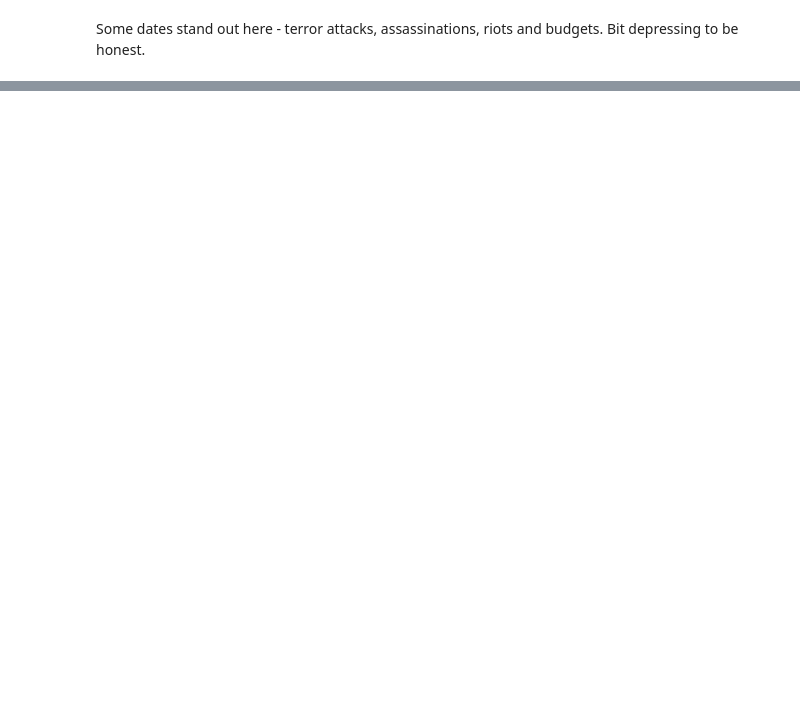
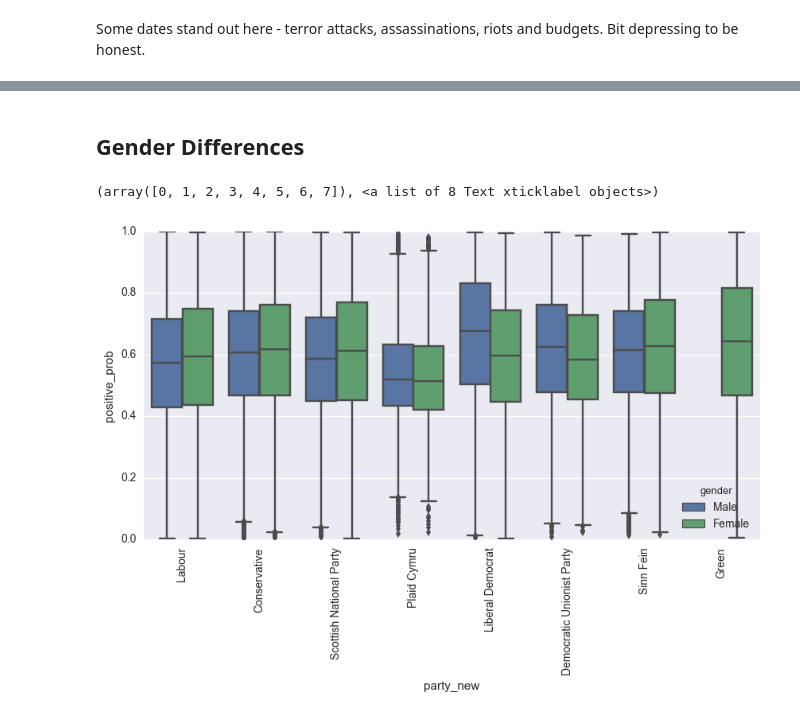
Before and after one commit to josephhalstead/Westminster-Tweet-Analysis, a Jupyter notebook: NLP/sentiment_analysis.ipynb, the cells around one changed output, grey strips where cells are left out. Saved outputs shown, nothing was run; the diff lists cells and outputs as text; code cells hidden in the pictures; blank space fills up the shorter version.

```diff
--- a/NLP/sentiment_analysis.ipynb
+++ b/NLP/sentiment_analysis.ipynb
@@ -436,0 +621,9 @@ grouped.sort_values('positive_prob', ascending=False).head(10)
+# %% [markdown]
+## Gender Differences
+# %%
+fix, ax = plt.subplots(figsize=(10,5))
+sns.boxplot(x='party_new', y='positive_prob', data=mp_tweets, hue='gender')
+plt.xticks(rotation='vertical')
+# %% [output]
+(array([0, 1, 2, 3, 4, 5, 6, 7]), <a list of 8 Text xticklabel objects>)
+[figure, added]
```
Also changed, not shown: parts of 37 cells of this notebook, 1 other file.
